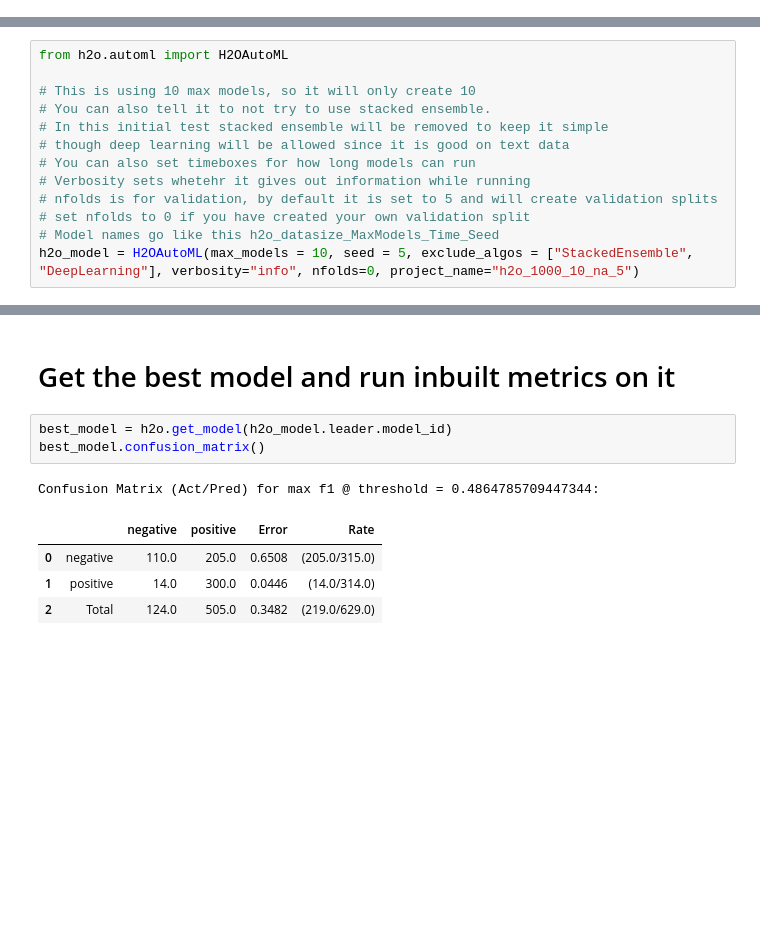
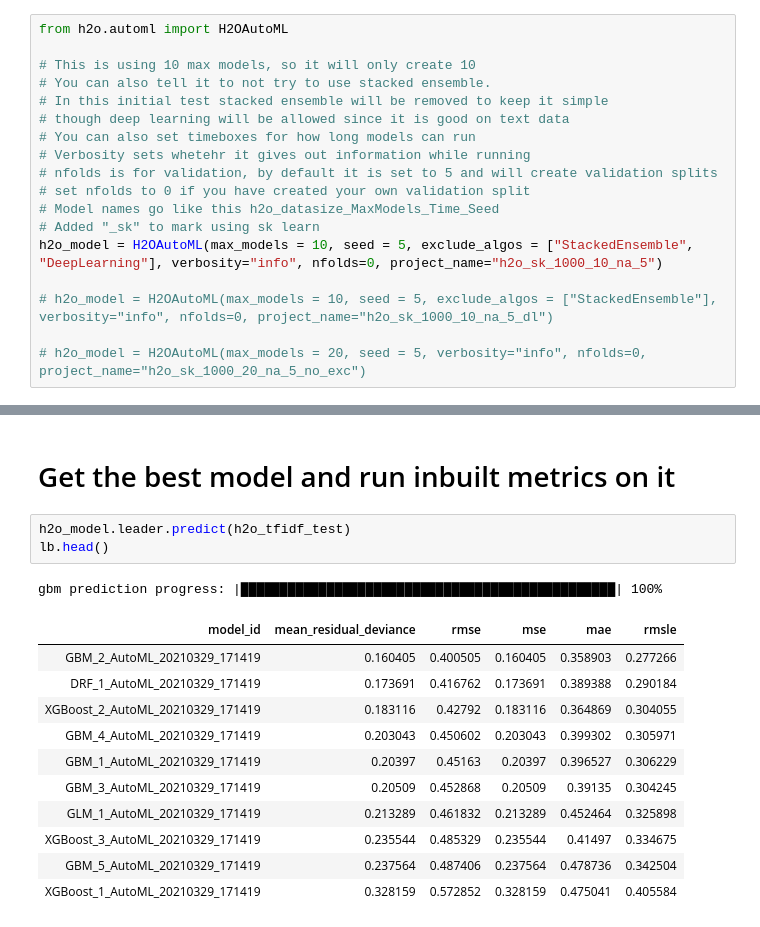
Before and after one commit to CianOSull/AutoML_With_SA_FYP_2021, a Jupyter notebook: Copy_of_H2O_MainNotebook.ipynb, the cells around one changed output, grey strips where cells are left out. Drawn from its saved outputs; the diff is of its cells as text; blank space fills up the shorter version.

```diff
--- a/Copy_of_H2O_MainNotebook.ipynb
+++ b/Copy_of_H2O_MainNotebook.ipynb
@@ -53,0 +227,18 @@ from sklearn.metrics import accuracy_score
+# %%
+from h2o.automl import H2OAutoML
+
+# This is using 10 max models, so it will only create 10
+# You can also tell it to not try to use stacked ensemble.
+# In this initial test stacked ensemble will be removed to keep it simple
+# though deep learning will be allowed since it is good on text data
+# You can also set timeboxes for how long models can run
+# Verbosity sets whetehr it gives out information while running
+# nfolds is for validation, by default it is set to 5 and will create validation splits
+# set nfolds to 0 if you have created your own validation split
+# Model names go like this h2o_datasize_MaxModels_Time_Seed
+# Added "_sk" to mark using sk learn
+h2o_model = H2OAutoML(max_models = 10, seed = 5, exclude_algos = ["StackedEnsemble", "DeepLearning"], verbosity="info", nfolds=0, project_name="h2o_sk_1000_10_na_5")
+
+# h2o_model = H2OAutoML(max_models = 10, seed = 5, exclude_algos = ["StackedEnsemble"], verbosity="info", nfolds=0, project_name="h2o_sk_1000_10_na_5_dl")
+
+# h2o_model = H2OAutoML(max_models = 20, seed = 5, verbosity="info", nfolds=0, project_name="h2o_sk_1000_20_na_5_no_exc")
@@ -331,13 +840,0 @@ Splits created
-# %%
-from h2o.automl import H2OAutoML
-
-# This is using 10 max models, so it will only create 10
-# You can also tell it to not try to use stacked ensemble.
-# In this initial test stacked ensemble will be removed to keep it simple
-# though deep learning will be allowed since it is good on text data
-# You can also set timeboxes for how long models can run
-# Verbosity sets whetehr it gives out information while running
-# nfolds is for validation, by default it is set to 5 and will create validation splits
-# set nfolds to 0 if you have created your own validation split
-# Model names go like this h2o_datasize_MaxModels_Time_Seed
-h2o_model = H2OAutoML(max_models = 10, seed = 5, exclude_algos = ["StackedEnsemble", "DeepLearning"], verbosity="info", nfolds=0, project_name="h2o_1000_10_na_5")
@@ -645,11 +966,18 @@ Gains/Lift Table: Avg response rate: 47.95 %, avg score: 49.69 %
 # %% [markdown]
 # Get the best model and run inbuilt metrics on it
-# %%
-best_model = h2o.get_model(h2o_model.leader.model_id)
-best_model.confusion_matrix()
-# %% [output]
-Confusion Matrix (Act/Pred) for max f1 @ threshold = 0.4864785709447344:
-|  |  | negative | positive | Error | Rate |
-| 0 | negative | 110.0 | 205.0 | 0.6508 | (205.0/315.0) |
-| 1 | positive | 14.0 | 300.0 | 0.0446 | (14.0/314.0) |
-| 2 | Total | 124.0 | 505.0 | 0.3482 | (219.0/629.0) |
+# %%
+h2o_model.leader.predict(h2o_tfidf_test)
+lb.head()
+# %% [output]
+gbm prediction progress: |████████████████████████████████████████████████| 100%
+| model_id | mean_residual_deviance | rmse | mse | mae | rmsle |
+| GBM_2_AutoML_20210329_171419 | 0.160405 | 0.400505 | 0.160405 | 0.358903 | 0.277266 |
+| DRF_1_AutoML_20210329_171419 | 0.173691 | 0.416762 | 0.173691 | 0.389388 | 0.290184 |
+| XGBoost_2_AutoML_20210329_171419 | 0.183116 | 0.42792 | 0.183116 | 0.364869 | 0.304055 |
+| GBM_4_AutoML_20210329_171419 | 0.203043 | 0.450602 | 0.203043 | 0.399302 | 0.305971 |
+| GBM_1_AutoML_20210329_171419 | 0.20397 | 0.45163 | 0.20397 | 0.396527 | 0.306229 |
+| GBM_3_AutoML_20210329_171419 | 0.20509 | 0.452868 | 0.20509 | 0.39135 | 0.304245 |
+| GLM_1_AutoML_20210329_171419 | 0.213289 | 0.461832 | 0.213289 | 0.452464 | 0.325898 |
+| XGBoost_3_AutoML_20210329_171419 | 0.235544 | 0.485329 | 0.235544 | 0.41497 | 0.334675 |
+| GBM_5_AutoML_20210329_171419 | 0.237564 | 0.487406 | 0.237564 | 0.478736 | 0.342504 |
+| XGBoost_1_AutoML_20210329_171419 | 0.328159 | 0.572852 | 0.328159 | 0.475041 | 0.405584 |
```
Also changed, not shown: parts of 61 cells of this notebook.
